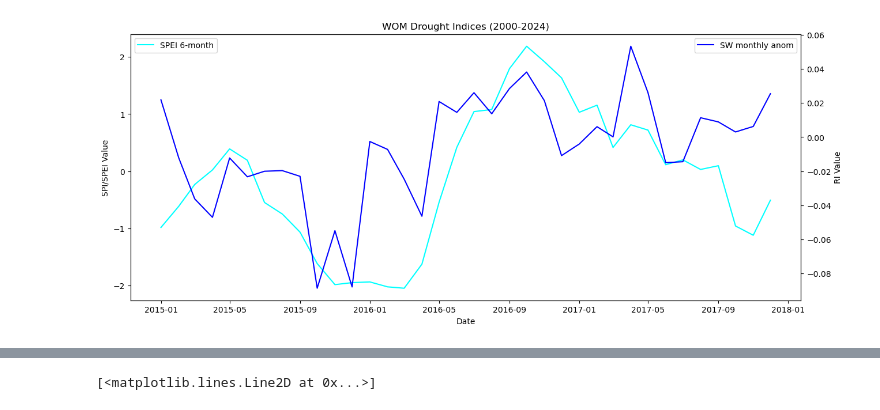
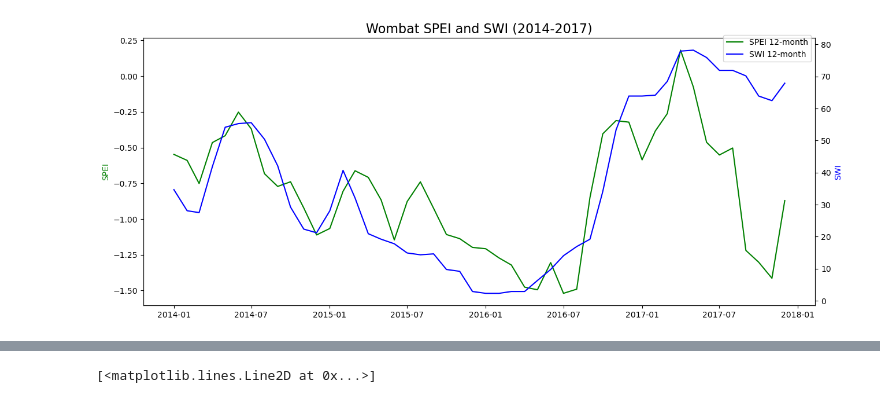
Before and after one commit to joephelps/PhD, a Jupyter notebook: notebooks/drought_plots.ipynb, the cells around one changed output, grey strips where cells are left out. Drawn from its saved outputs; the diff is of its cells as text; code cells hidden in the pictures.

```diff
--- a/notebooks/drought_plots.ipynb
+++ b/notebooks/drought_plots.ipynb
@@ -31,43 +137,54 @@ sw_indices_D = pd.read_csv(daily_path)
 sw_indices_D['date'] = pd.to_datetime(sw_indices_D['date'])
 sw_indices_D.set_index('date', inplace=True)
 sw_indices_D.drop(columns=['Unnamed: 0'], inplace=True)
+
+drought_indices_M = load_drought_indices('wom')[0]
+drought_indices_D = load_drought_indices('wom')[1]
 # %%
-start_date = '2015-01-01'
+start_date = '2014-01-01'
 end_date = '2017-12-31'
 
 
 ### MONTHLY INDICES
 
 time_M = drought_indices_M.loc[start_date:end_date].index
 spi6 = drought_indices_M.loc[start_date:end_date]['SPI_6']
 spi12 = drought_indices_M.loc[start_date:end_date]['SPI_12']
 spei6 = drought_indices_M.loc[start_date:end_date]['SPEI_6']
 spei12 = drought_indices_M.loc[start_date:end_date]['SPEI_12']
 
 ri6 = drought_indices_M.loc[start_date:end_date]['RI_6']
 ri12 = drought_indices_M.loc[start_date:end_date]['RI_12']
 swi12 = sw_indices_M.loc[start_date:end_date]['SWI_1_12']
 swi6 = sw_indices_M.loc[start_date:end_date]['SWI_1_6']
 sw_anom_M = sw_indices_M.loc[start_date:end_date]['SW_anom_M']
 
+sw_anom_D = sw_indices_D.loc[start_date:end_date]['SW_anom']
+
+sw_anom_D_MA = sw_anom_D.rolling(window=30, center=True).mean()
+
 fig, ax = plt.subplots(figsize=(15, 6))
-#ax.plot(time_M, spi12, label='SPI 12-month', color='orange')
-#ax.plot(time_M, spei12, label='SPEI 12-month', color='green')
-ax.plot(time_M, spei6, label='SPEI 6-month', color='cyan')
+#ax.plot(time_M, spi6, label='SPI 6-month', color='orange')
+ax.plot(time_M, spei12, label='SPEI 12-month', color='green')
+#ax.plot(time_M, spei6, label='SPEI 6-month', color='cyan')
 ax2 = ax.twinx()
 #ax2.plot(time_M, ri12, label='RI 12-month', color='red')
 #ax2.plot(time_M, ri6, label='RI 6-month', color='purple')
-#ax2.plot(time_M, swi12, label='SWI 12-month', color='blue')
+ax2.plot(time_M, swi12, label='SWI 12-month', color='blue')
 #ax2.plot(time_M, swi6, label='SWI 6-month', color='orange')
-ax2.plot(time_M, sw_anom_M, label='SW monthly anom', color='blue')
+#ax2.plot(time_M, sw_anom_M, label='SW monthly anom', color='blue')
+#ax2.plot(sw_anom_D_MA.index, sw_anom_D_MA.values, label='SW daily anom (30-day MA)', color='cyan')
+
+fig.legend(loc='upper right', bbox_to_anchor=(0.9, 0.9))
+
+ax2.set_ylabel('SWI', color='blue')
+ax.set_ylabel('SPEI', color='green')
 
 
-ax.set_title(f'{site.upper()} Drought Indices (2000-2024)')
-ax.set_xlabel('Date')
-ax.set_ylabel('SPI/SPEI Value')
-ax2.set_ylabel('RI Value')
-ax.legend(loc='upper left')
-ax2.legend(loc='upper right')
-plt.show()
+plt.title('Wombat SPEI and SWI (2014-2017)', fontsize=16)
+
+
+
+plt.savefig('wombat_spei_swi_2014-2017.png')
 # %% [output]
-[figure, old version]
+[figure, new version]
```
Also changed, not shown: parts of 3 cells of this notebook, 4 other files.
